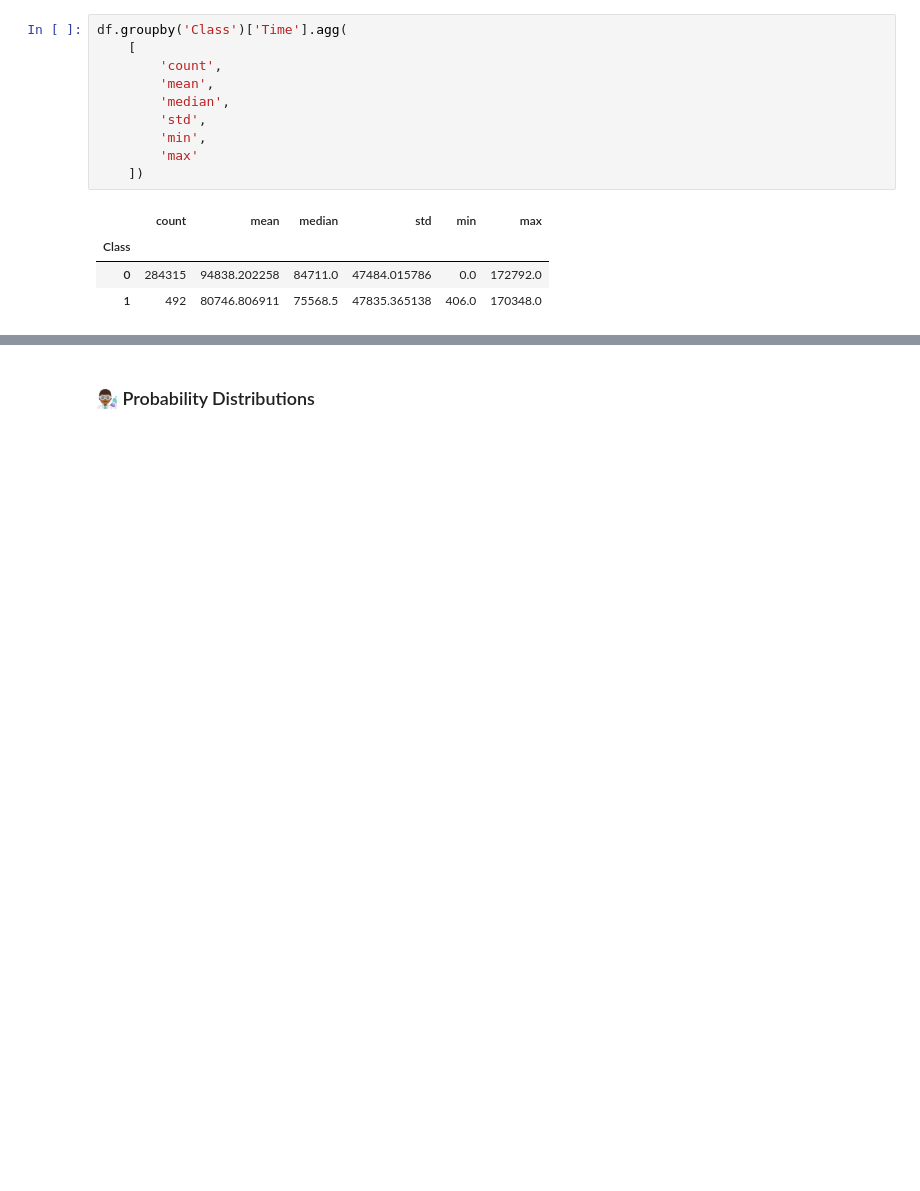
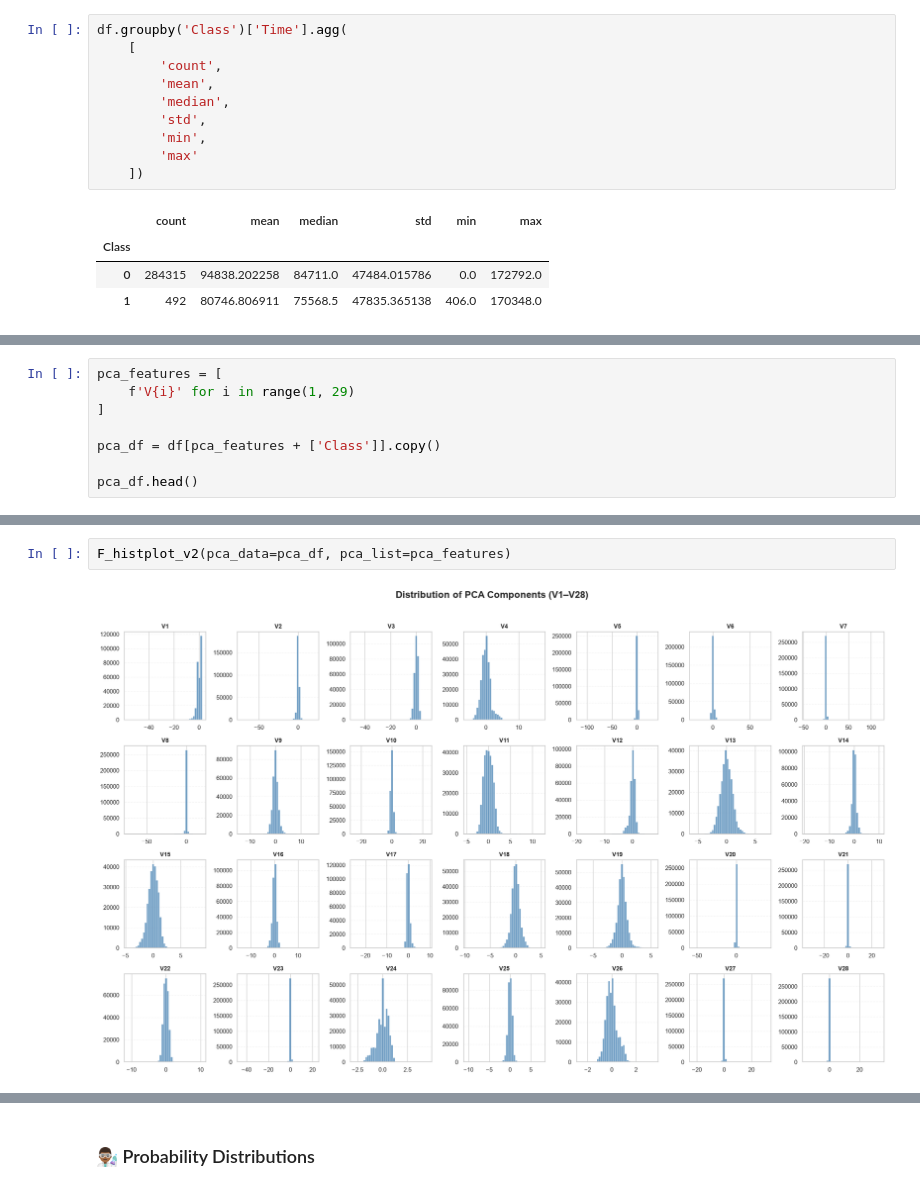
Before and after one commit to CCT-Dublin/CCT_STDA_CA_01_40S, a Jupyter notebook: notebooks/CCT_STDA_CA_01_40S_2026438.ipynb, the cells around one changed output, grey strips where cells are left out. Cells and saved outputs as stored; diff of their text form; blank space fills up the shorter version.

```diff
--- a/notebooks/CCT_STDA_CA_01_40S_2026438.ipynb
+++ b/notebooks/CCT_STDA_CA_01_40S_2026438.ipynb
@@ -1355,0 +1661,8 @@ hourly_summary.head(10).round(4)
+# %%
+pca_features = [
+    f'V{i}' for i in range(1, 29)
+]
+
+pca_df = df[pca_features + ['Class']].copy()
+
+pca_df.head()
@@ -1355,0 +1677,4 @@ hourly_summary.head(10).round(4)
+# %%
+F_histplot_v2(pca_data=pca_df, pca_list=pca_features)
+# %% [output]
+[figure, added]
```
Also changed, not shown: parts of 23 cells of this notebook, 1 other file.
